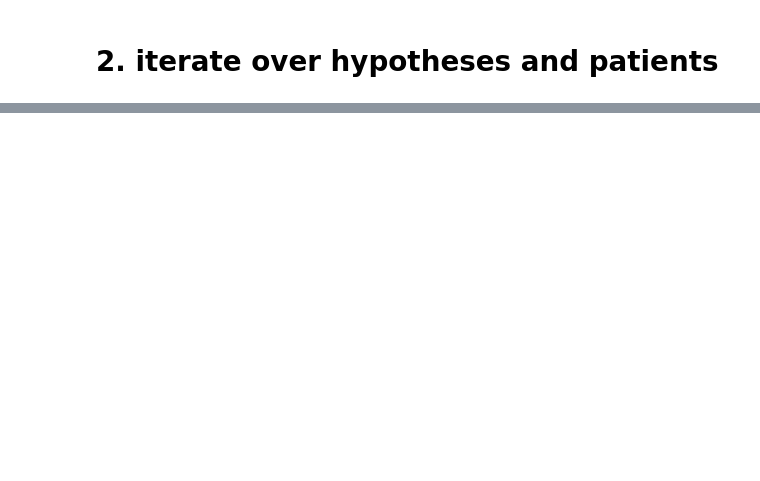
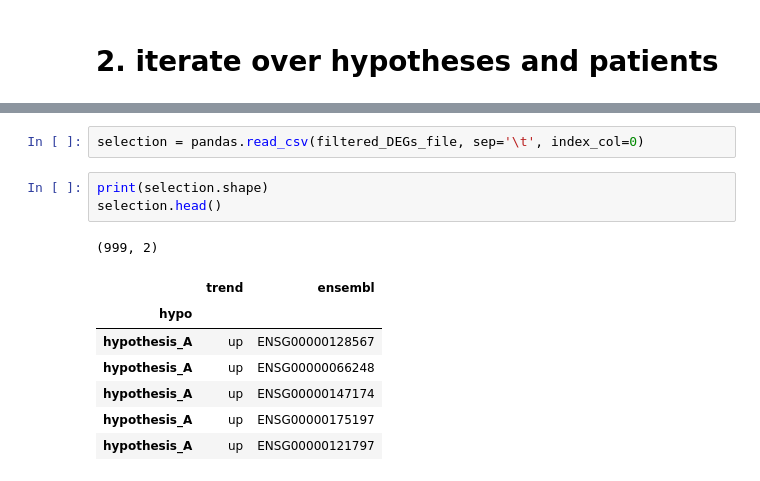
Before and after one commit to adelomana/egoi, a Jupyter notebook: gene_expression_analysis/DEG_calling_subsampling/filtering/patient-specific DEGs filter.ipynb, the cells around one changed output, grey strips where cells are left out. Saved outputs shown, nothing was run; the diff lists cells and outputs as text; blank space fills up the shorter version.

```diff
--- a/gene_expression_analysis/DEG_calling_subsampling/filtering/patient-specific DEGs filter.ipynb
+++ b/gene_expression_analysis/DEG_calling_subsampling/filtering/patient-specific DEGs filter.ipynb
@@ -89,0 +217,14 @@ for hypothesis in hypotheses:
+# %%
+selection = pandas.read_csv(filtered_DEGs_file, sep='\t', index_col=0)
+# %%
+print(selection.shape)
+selection.head()
+# %% [output]
+(999, 2)
+|  | trend | ensembl |
+| hypo |  |  |
+| hypothesis_A | up | ENSG00000128567 |
+| hypothesis_A | up | ENSG00000066248 |
+| hypothesis_A | up | ENSG00000147174 |
+| hypothesis_A | up | ENSG00000175197 |
+| hypothesis_A | up | ENSG00000121797 |
```
Also changed, not shown: parts of 20 cells of this notebook, 2 other files.
